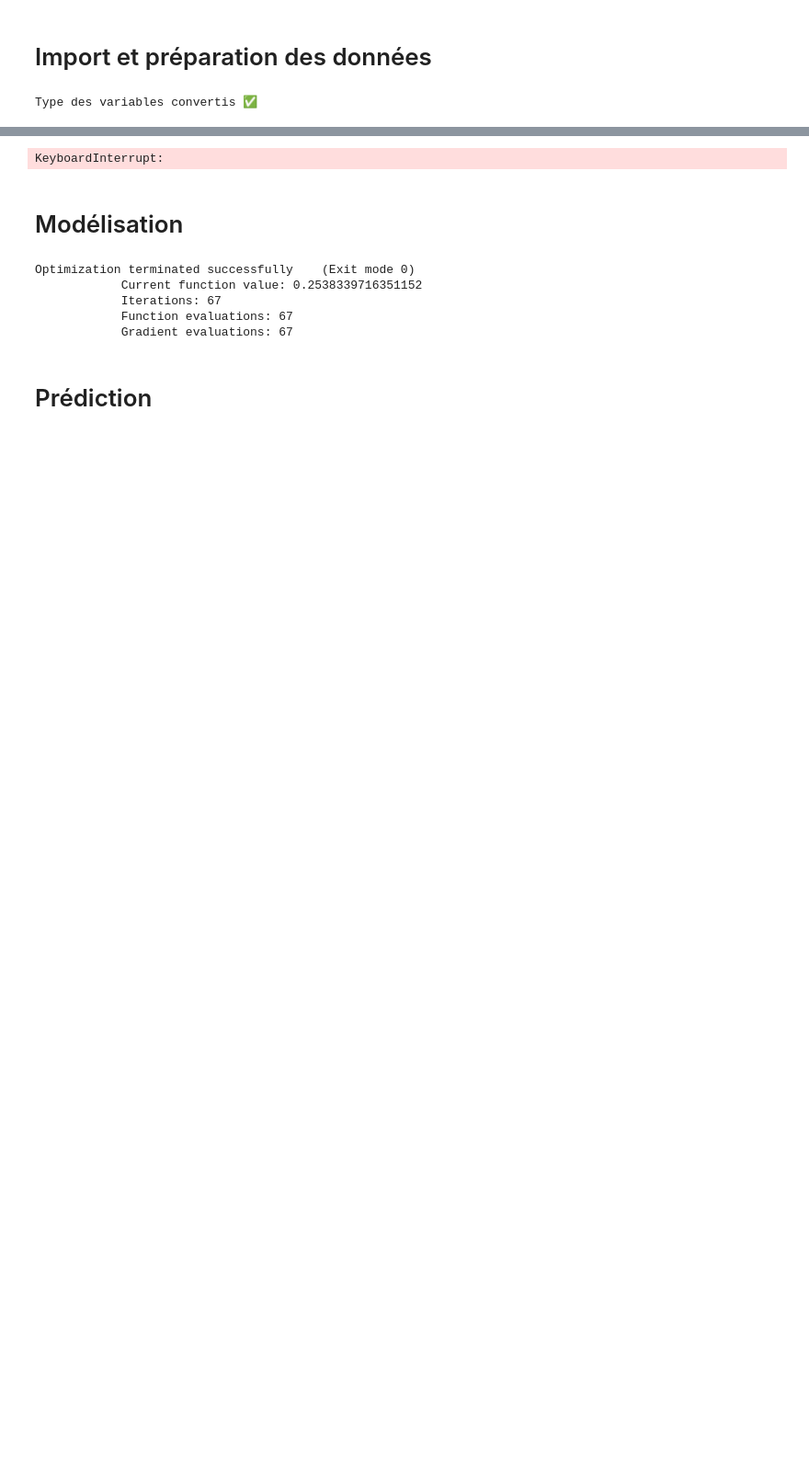
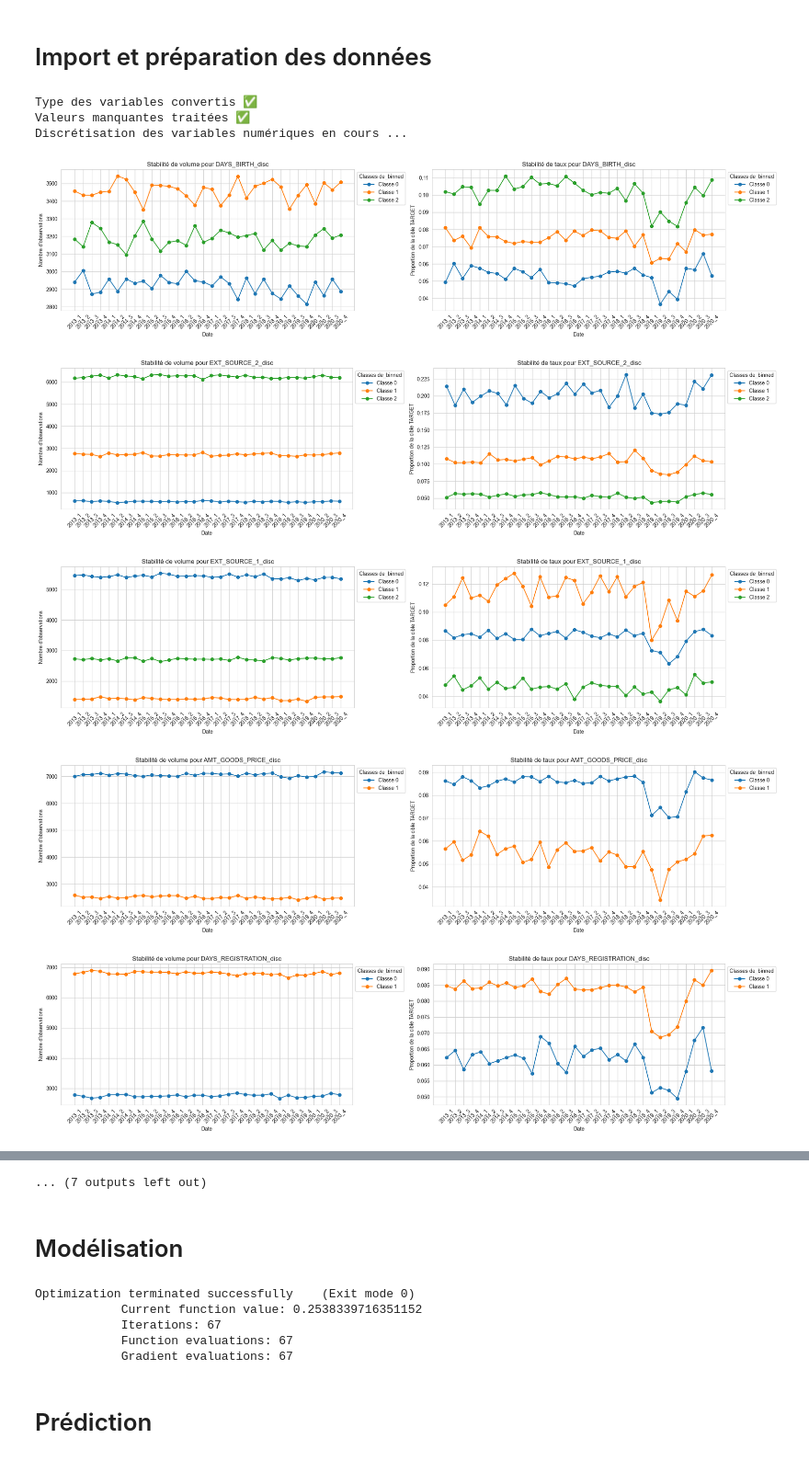
Before and after one commit to SamuelBaheux/Challenge_Nexialog, a Jupyter notebook: notebooks/grid_score.ipynb, the cells around one changed output, grey strips where cells are left out. Shown at 92% size. Saved outputs shown, nothing was run; the diff lists cells and outputs as text; code cells hidden in the pictures; blank space fills up the shorter version.

```diff
--- a/notebooks/grid_score.ipynb
+++ b/notebooks/grid_score.ipynb
@@ -20,5 +15,12 @@ test_prepared = pd.read_csv("../data/test_prepared.csv", index_col=[0])
 # %%
-dataprep = DataPreparation(train, test, 0.3)
+dataprep = DataPreparation(train, test, 0.3, plot = True)
 train_prepared, test_prepared = dataprep.get_prepared_data()
 # %% [output]
 Type des variables convertis ✅
+Valeurs manquantes traitées ✅
+Discrétisation des variables numériques en cours ...
+[figure, added]
+[figure, added]
+[figure, added]
+[figure, added]
+[figure, added]
@@ -25 +33 @@ Type des variables convertis ✅
-KeyboardInterrupt:
+... (7 outputs left out)
```
Also changed, not shown: parts of 5 cells of this notebook, 2 other files.
